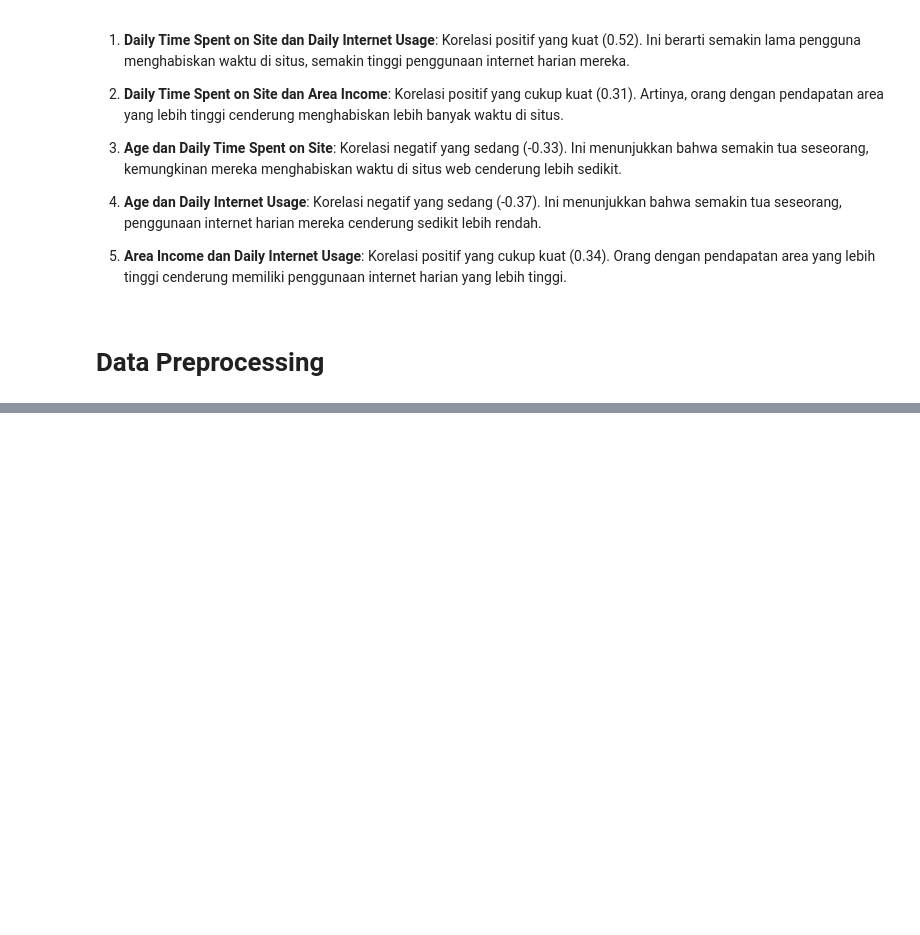
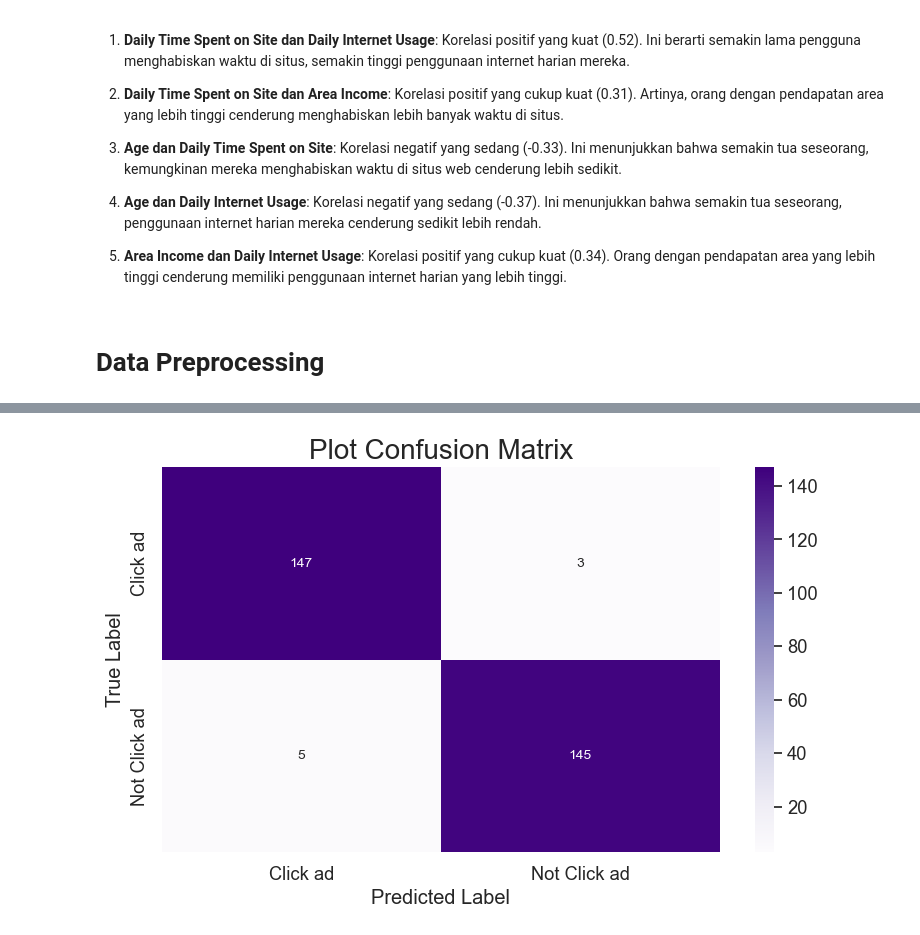
Before and after one commit to LimatanL/Predict-Customer-Clicked-Ads-Classification-by-Using-Machine-Learning, a Jupyter notebook: Predict-Customer-Clicked-Ads-Classification-by-Using-Machine-Learning.ipynb, the cells around one changed output, grey strips where cells are left out. Drawn from its saved outputs; the diff is of its cells as text; code cells hidden in the pictures; blank space fills up the shorter version.

```diff
--- a/Predict-Customer-Clicked-Ads-Classification-by-Using-Machine-Learning.ipynb
+++ b/Predict-Customer-Clicked-Ads-Classification-by-Using-Machine-Learning.ipynb
@@ -331,0 +520,2 @@ plt.show()
+# %%
+df_model = df_prep.copy()
@@ -331,0 +524,8 @@ plt.show()
+# %%
+from sklearn.model_selection import train_test_split
+X = df_model.drop(labels=['clickedads_encoded'],axis=1)
+y = df_model[['clickedads_encoded']]
+
+X_train,X_test,y_train,y_test = train_test_split(X,y,test_size = 0.3,stratify=y,random_state = 42)
+print('Train:',X_train.shape)
+print('Test:',X_test.shape)
@@ -331,0 +647,4 @@ plt.show()
+# %%
+lgm = lgb.LGBMClassifier()
+lgm.fit(X_train, y_train)
+y_pred_lgm = lgm.predict(X_test)
@@ -331,0 +669,22 @@ plt.show()
+# %%
+def confusion_matrix_visual(ytest, pred):
+    # Creating confusion matrix
+    cm = confusion_matrix(ytest, pred)
+
+    # Putting the matrix a dataframe form
+    df_cm = pd.DataFrame(cm, index=['Click ad', 'Not Click ad'],
+                 columns=['Click ad', 'Not Click ad'])
+
+    # visualizing the confusion matrix
+    sns.set(font_scale=1.2)
+    plt.figure(figsize=(9,5))
+
+    sns.heatmap(df_cm, annot=True, fmt='g', cmap="Purples",xticklabels=df_cm.columns, yticklabels=df_cm.index, annot_kws={"size": 10})
+    plt.title("Plot Confusion Matrix", size=20)
+    plt.xlabel('Predicted Label')
+    plt.ylabel('True Label')
+    plt.show()
+# %%
+confusion_matrix_visual(y_test, y_pred_lgm)
+# %% [output]
+[figure, added]
```
Also changed, not shown: parts of 49 cells of this notebook.
